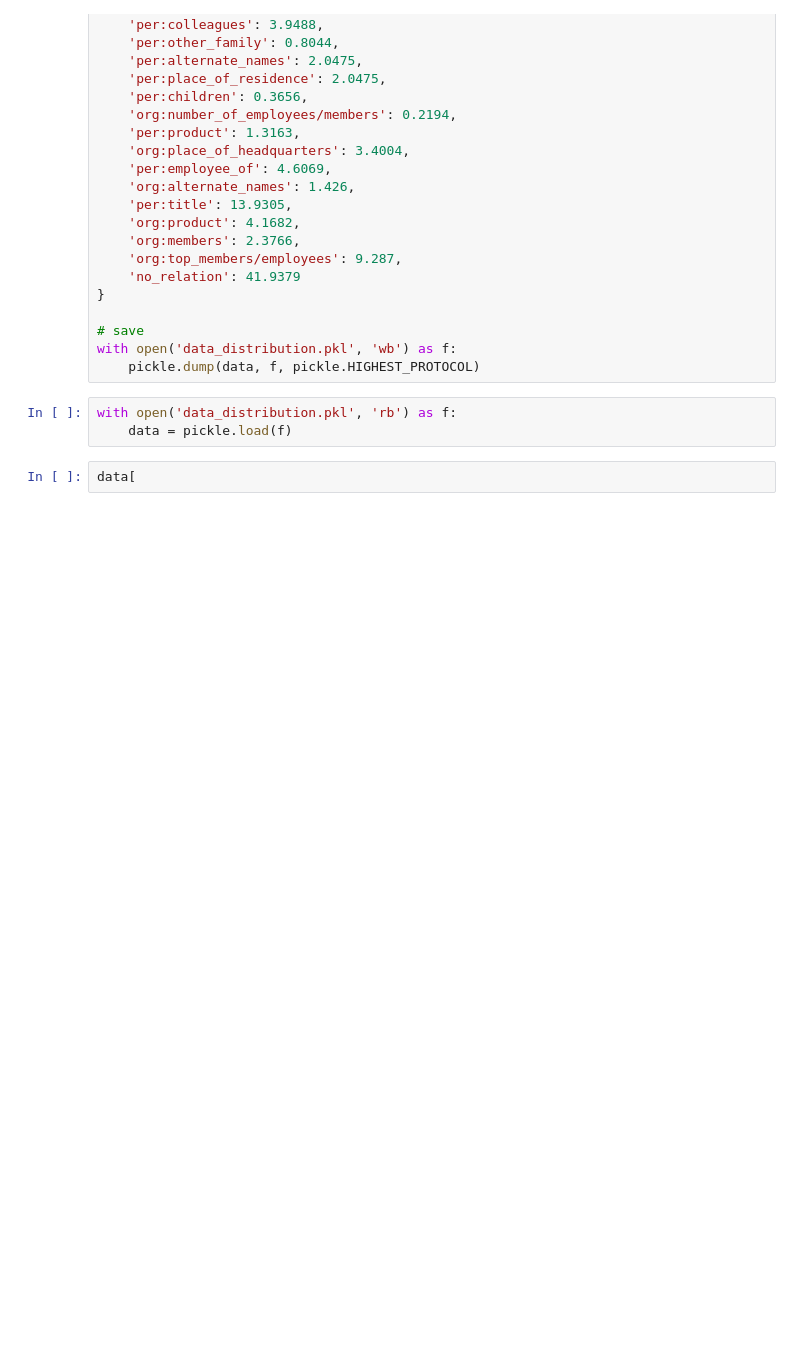
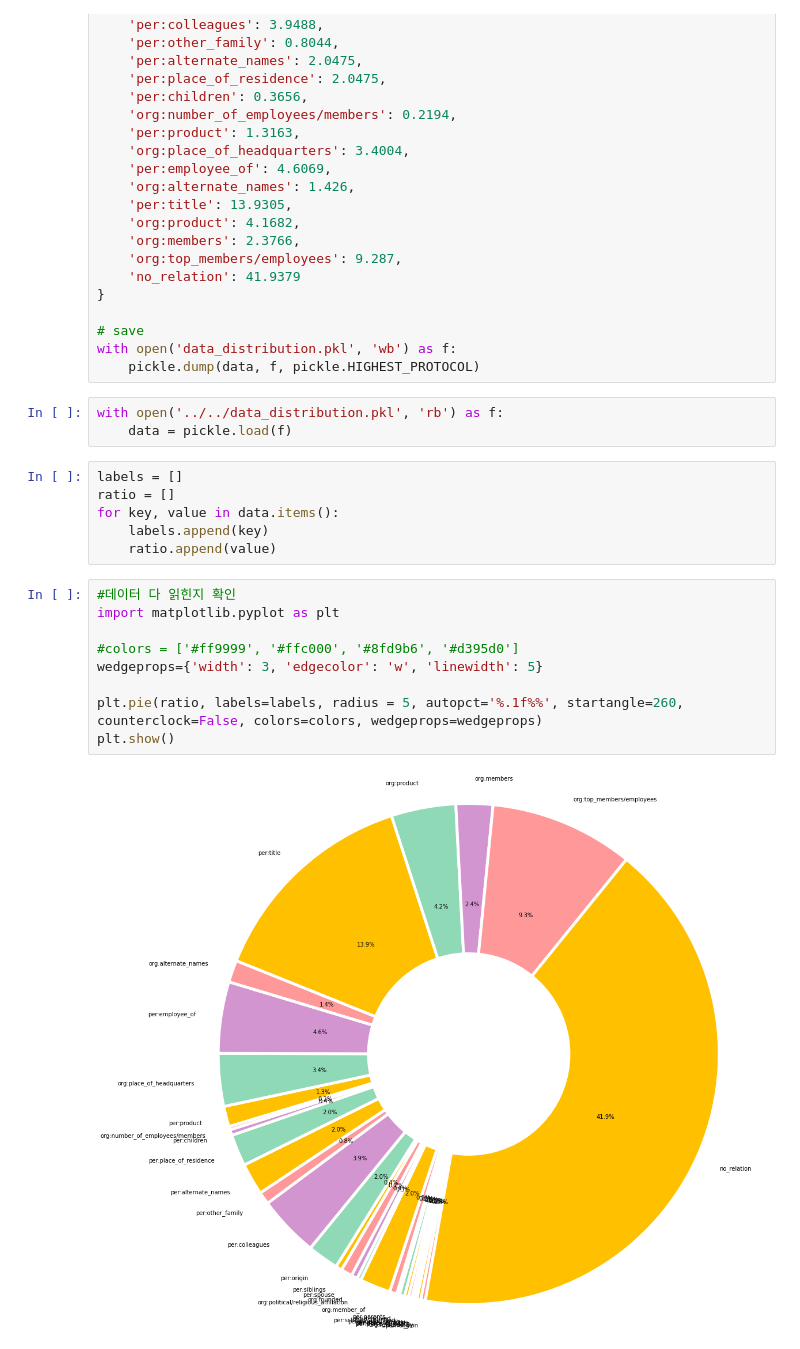
Before and after one commit to tony-728/level2_klue_nlp-14, a Jupyter notebook: data_experiments/code/pickle_save.ipynb, the cells around one changed output. Drawn from its saved outputs; the diff is of its cells as text; blank space fills up the shorter version.

Commit message:
drawing data_pie.png

```diff
--- a/data_experiments/code/pickle_save.ipynb
+++ b/data_experiments/code/pickle_save.ipynb
@@ -39,7 +39,22 @@ data = {
 with open('data_distribution.pkl', 'wb') as f:
     pickle.dump(data, f, pickle.HIGHEST_PROTOCOL)
 # %%
-with open('data_distribution.pkl', 'rb') as f:
+with open('../../data_distribution.pkl', 'rb') as f:
 	data = pickle.load(f)
+# %%
+labels = []
+ratio = []
+for key, value in data.items():
+    labels.append(key)
+    ratio.append(value)
 # %%
-data[
+#데이터 다 읽힌지 확인
+import matplotlib.pyplot as plt
+
+#colors = ['#ff9999', '#ffc000', '#8fd9b6', '#d395d0']
+wedgeprops={'width': 3, 'edgecolor': 'w', 'linewidth': 5}
+
+plt.pie(ratio, labels=labels, radius = 5, autopct='%.1f%%', startangle=260, counterclock=False, colors=colors, wedgeprops=wedgeprops)
+plt.show()
+# %% [output]
+[figure, added]
```
Also changed, not shown: 2 other files.
